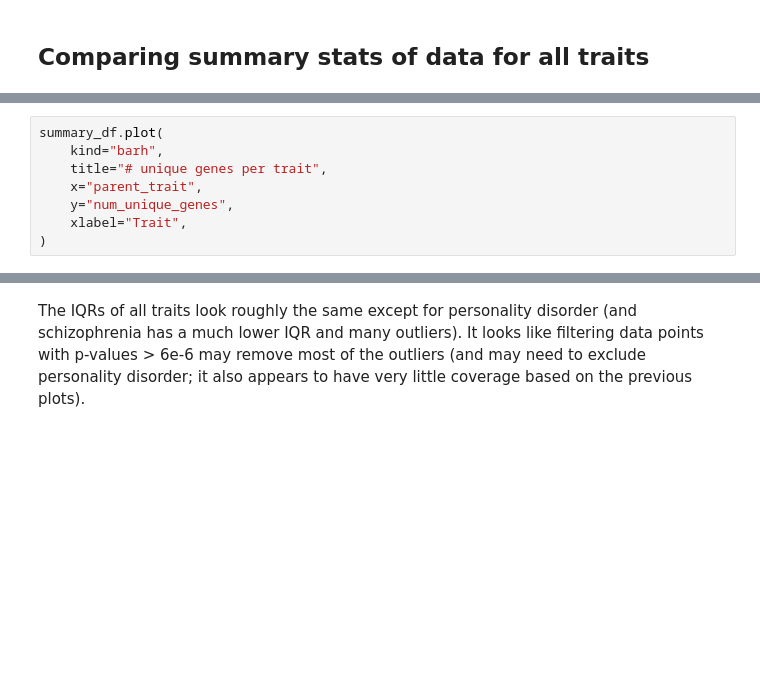
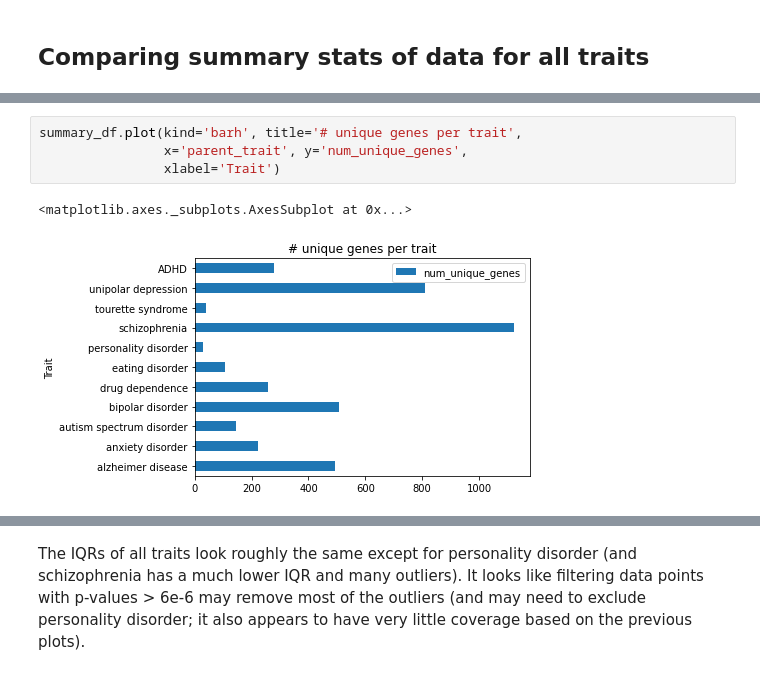
Before and after one commit to jstimes/MentalMap, a Jupyter notebook: notebooks/GWAS_post_cleaning_analysis.ipynb, the cells around one changed output, grey strips where cells are left out. Cells and saved outputs as stored; diff of their text form; blank space fills up the shorter version.

```diff
--- a/notebooks/GWAS_post_cleaning_analysis.ipynb
+++ b/notebooks/GWAS_post_cleaning_analysis.ipynb
@@ -61,11 +89,10 @@ summary_df.plot(
 # %%
-summary_df.plot(
-    kind="barh",
-    title="# unique genes per trait",
-    x="parent_trait",
-    y="num_unique_genes",
-    xlabel="Trait",
-)
+summary_df.plot(kind='barh', title='# unique genes per trait',
+                x='parent_trait', y='num_unique_genes',
+                xlabel='Trait')
+# %% [output]
+<matplotlib.axes._subplots.AxesSubplot at 0x...>
+[figure, added]
 # %%
 all_df = pd.concat(df for df in trait_to_df.values())
 all_df.head()
```
Also changed, not shown: parts of 41 cells of this notebook, 3 other files.
